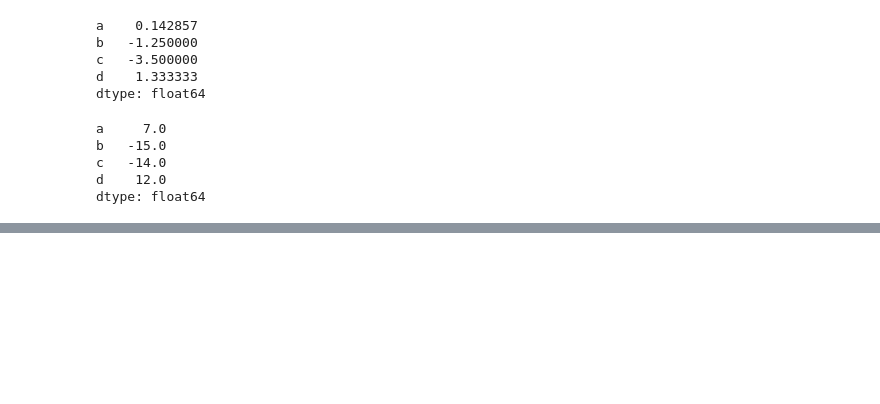
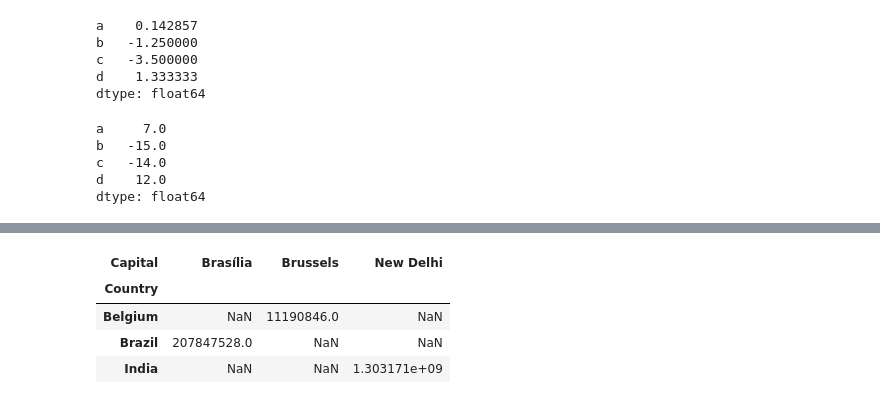
Before and after one commit to alexunjm/pandas-py, a Jupyter notebook: Ejemplo de uso.ipynb, the cells around one changed output, grey strips where cells are left out. Saved outputs shown, nothing was run; the diff lists cells and outputs as text; code cells hidden in the pictures; blank space fills up the shorter version.

Commit message:
pivots

```diff
--- a/Ejemplo de uso.ipynb
+++ b/Ejemplo de uso.ipynb
@@ -371,0 +411,10 @@ dtype: float64
+# %%
+df.pivot(index='Country', # Spread rows into columns
+         columns='Capital',
+         values='Population')
+# %% [output]
+| Capital | Brasília | Brussels | New Delhi |
+| Country |  |  |  |
+| Belgium | NaN | 11190846.0 | NaN |
+| Brazil | 207847528.0 | NaN | NaN |
+| India | NaN | NaN | 1.303171e+09 |
```
Also changed, not shown: parts of 5 cells of this notebook, 2 other files.
